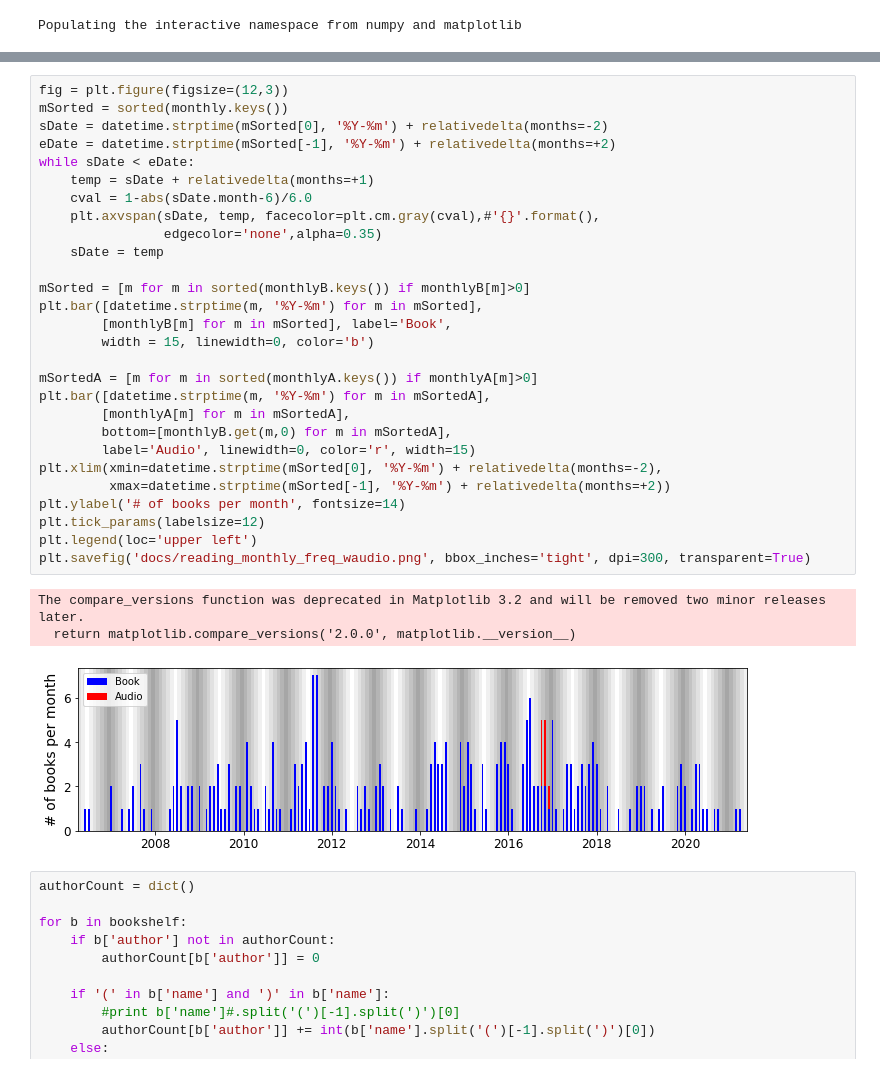
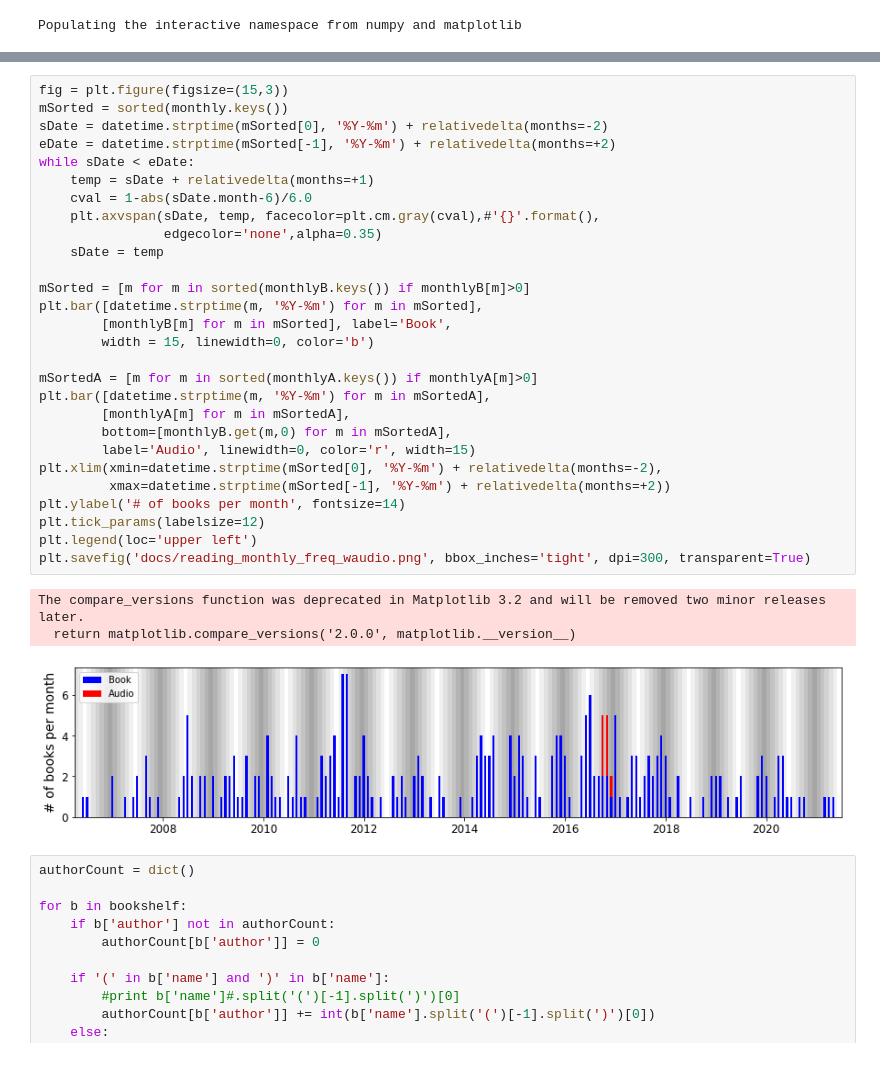
Before and after one commit to onurvarol/my_bookshelf, a Jupyter notebook: bookshelf_analysis.ipynb, the cells around one changed output, grey strips where cells are left out. Drawn from its saved outputs; the diff is of its cells as text.

```diff
--- a/bookshelf_analysis.ipynb
+++ b/bookshelf_analysis.ipynb
@@ -143,35 +143,35 @@ The compare_versions function was deprecated in Matplotlib 3.2 and will be remov
 # %%
-fig = plt.figure(figsize=(12,3))
+fig = plt.figure(figsize=(15,3))
 mSorted = sorted(monthly.keys())
 sDate = datetime.strptime(mSorted[0], '%Y-%m') + relativedelta(months=-2)
 eDate = datetime.strptime(mSorted[-1], '%Y-%m') + relativedelta(months=+2)
 while sDate < eDate:
     temp = sDate + relativedelta(months=+1)
     cval = 1-abs(sDate.month-6)/6.0
     plt.axvspan(sDate, temp, facecolor=plt.cm.gray(cval),#'{}'.format(),
                 edgecolor='none',alpha=0.35)
     sDate = temp
 
 mSorted = [m for m in sorted(monthlyB.keys()) if monthlyB[m]>0]
 plt.bar([datetime.strptime(m, '%Y-%m') for m in mSorted],
         [monthlyB[m] for m in mSorted], label='Book',
         width = 15, linewidth=0, color='b')
 
 mSortedA = [m for m in sorted(monthlyA.keys()) if monthlyA[m]>0]
 plt.bar([datetime.strptime(m, '%Y-%m') for m in mSortedA],
         [monthlyA[m] for m in mSortedA],
         bottom=[monthlyB.get(m,0) for m in mSortedA],
         label='Audio', linewidth=0, color='r', width=15)
 plt.xlim(xmin=datetime.strptime(mSorted[0], '%Y-%m') + relativedelta(months=-2),
          xmax=datetime.strptime(mSorted[-1], '%Y-%m') + relativedelta(months=+2))
 plt.ylabel('# of books per month', fontsize=14)
 plt.tick_params(labelsize=12)
 plt.legend(loc='upper left')
 plt.savefig('docs/reading_monthly_freq_waudio.png', bbox_inches='tight', dpi=300, transparent=True)
 # %% [output]
 The compare_versions function was deprecated in Matplotlib 3.2 and will be removed two minor releases later.
   return matplotlib.compare_versions('2.0.0', matplotlib.__version__)
-[figure, old version]
+[figure, new version]
 # %%
 authorCount = dict()
 
```
Also changed, not shown: parts of 4 cells of this notebook, 5 other files.
